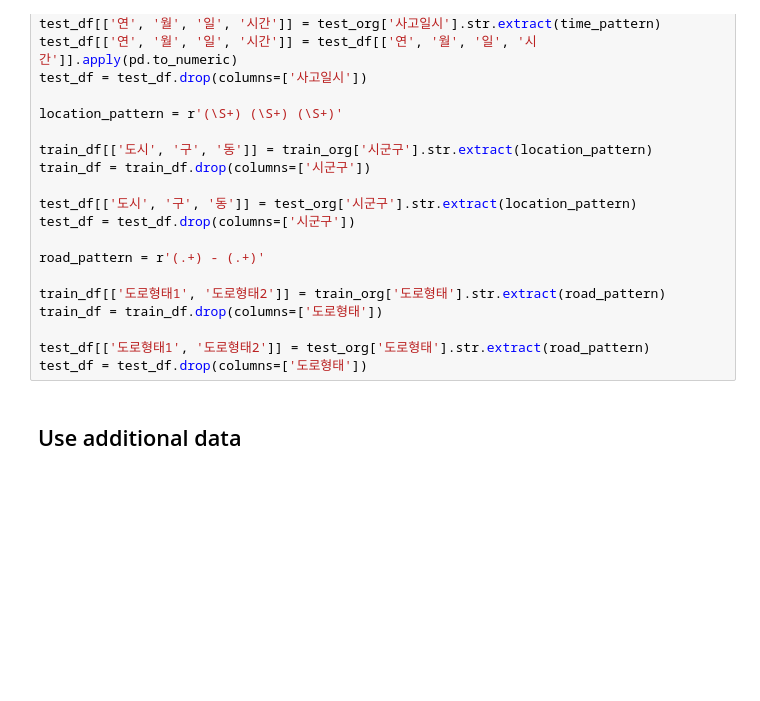
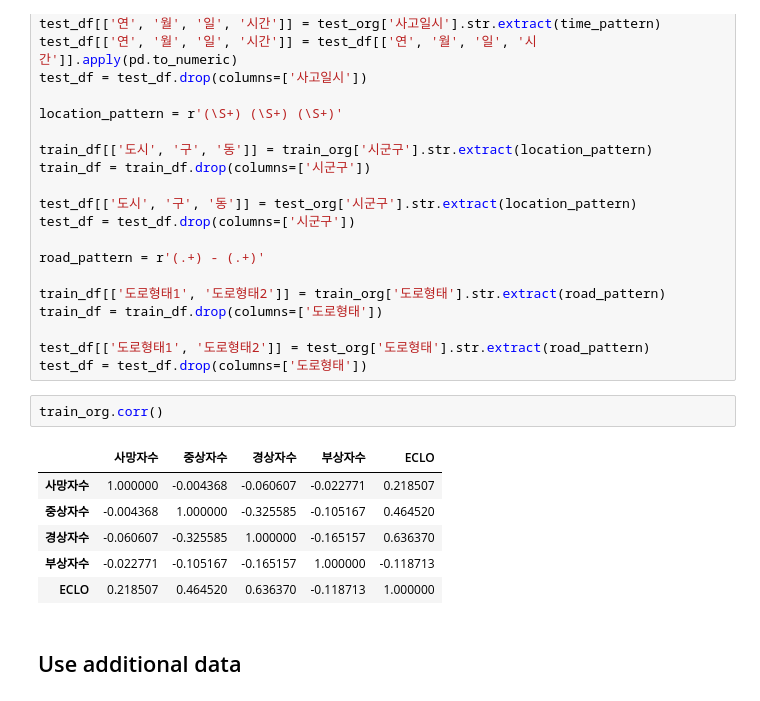
Before and after one commit to hykhhijk/Dacon, a Jupyter notebook: Accident/torch_dense.ipynb, the cells around one changed output. Cells and saved outputs as stored; diff of their text form; blank space fills up the shorter version.

```diff
--- a/Accident/torch_dense.ipynb
+++ b/Accident/torch_dense.ipynb
@@ -63,6 +63,15 @@ train_df = train_df.drop(columns=['도로형태'])
 
 test_df[['도로형태1', '도로형태2']] = test_org['도로형태'].str.extract(road_pattern)
 test_df = test_df.drop(columns=['도로형태'])
+# %%
+train_org.corr()
+# %% [output]
+|  | 사망자수 | 중상자수 | 경상자수 | 부상자수 | ECLO |
+| 사망자수 | 1.000000 | -0.004368 | -0.060607 | -0.022771 | 0.218507 |
+| 중상자수 | -0.004368 | 1.000000 | -0.325585 | -0.105167 | 0.464520 |
+| 경상자수 | -0.060607 | -0.325585 | 1.000000 | -0.165157 | 0.636370 |
+| 부상자수 | -0.022771 | -0.105167 | -0.165157 | 1.000000 | -0.118713 |
+| ECLO | 0.218507 | 0.464520 | 0.636370 | -0.118713 | 1.000000 |
 # %% [markdown]
 ## Use additional data
 # %%
```
Also changed, not shown: parts of 3 cells of this notebook, 3 other files.
